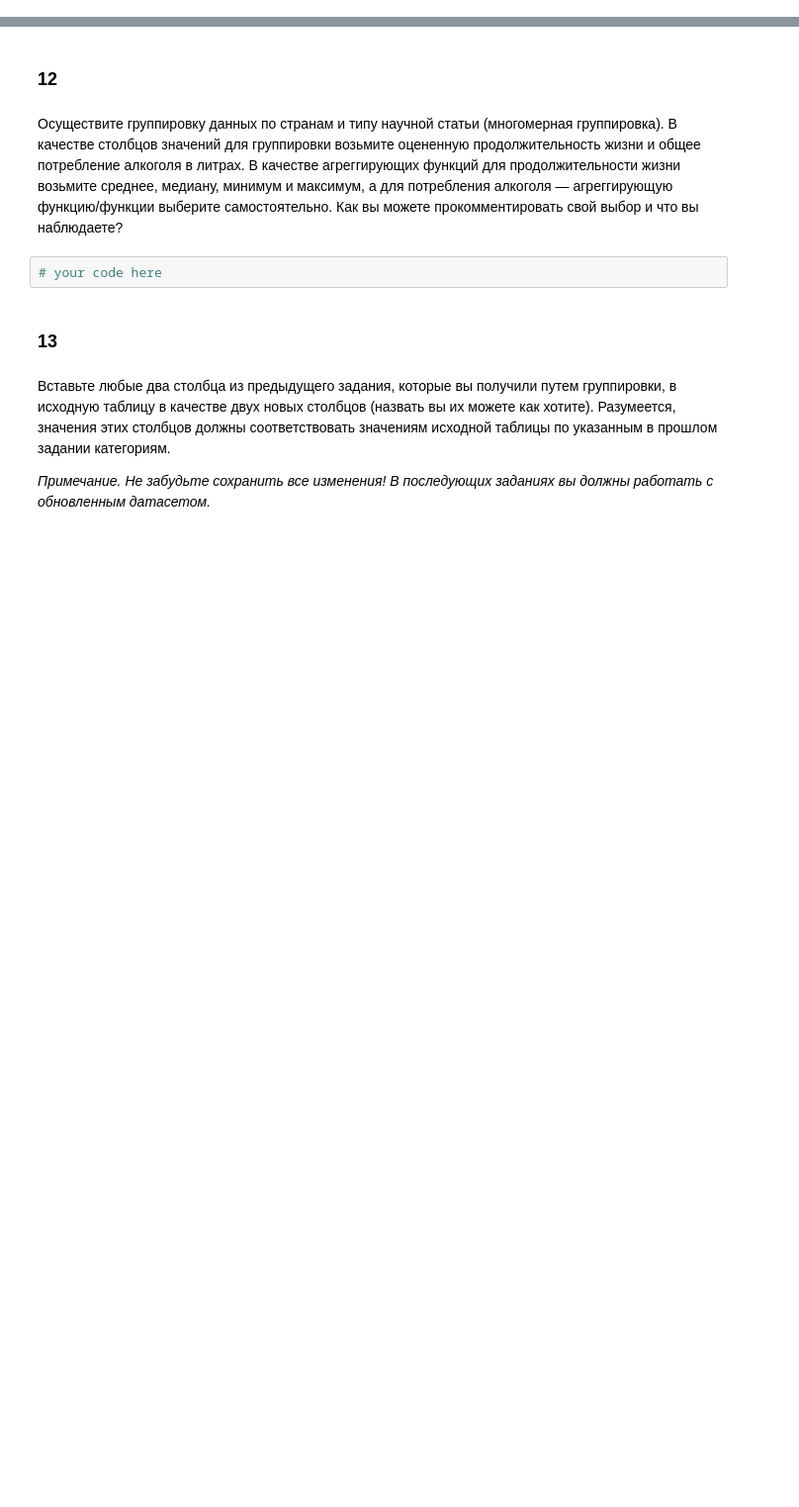
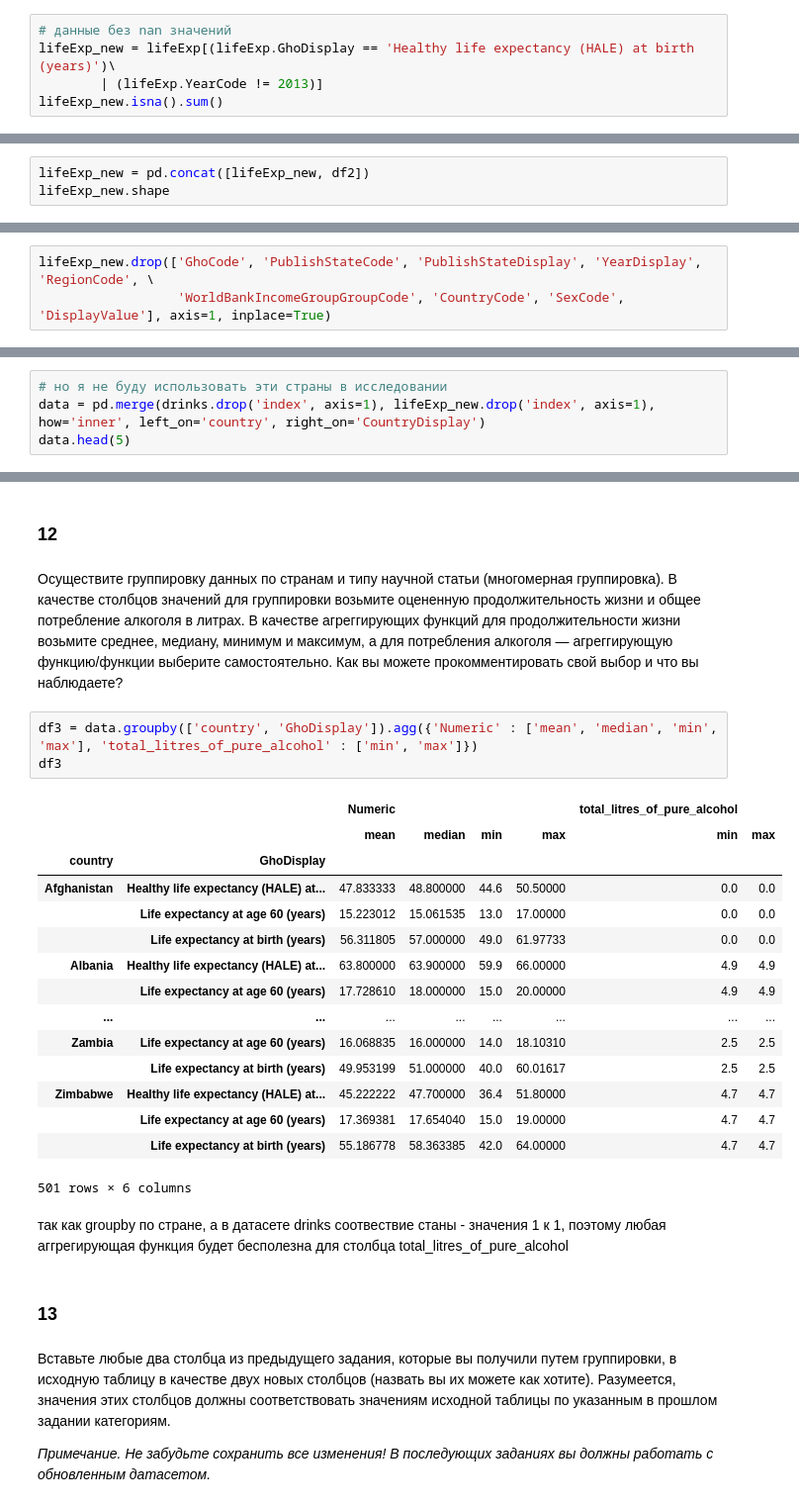
Before and after one commit to evslou/DS, a Jupyter notebook: MMDA&ML/HW 1 - Numpy. Pandas.ipynb, the cells around one changed output, grey strips where cells are left out. Shown at 99% size. Drawn from its saved outputs; the diff is of its cells as text; blank space fills up the shorter version.

```diff
--- a/MMDA&ML/HW 1 - Numpy. Pandas.ipynb
+++ b/MMDA&ML/HW 1 - Numpy. Pandas.ipynb
@@ -442,0 +644,5 @@ lifeExp
+# %%
+# данные без nan значений
+lifeExp_new = lifeExp[(lifeExp.GhoDisplay == 'Healthy life expectancy (HALE) at birth (years)')\
+        | (lifeExp.YearCode != 2013)]
+lifeExp_new.isna().sum()
@@ -442,0 +668,3 @@ lifeExp
+# %%
+lifeExp_new = pd.concat([lifeExp_new, df2])
+lifeExp_new.shape
@@ -450,0 +708,3 @@ lifeExp
+# %%
+lifeExp_new.drop(['GhoCode', 'PublishStateCode', 'PublishStateDisplay', 'YearDisplay', 'RegionCode', \
+                  'WorldBankIncomeGroupGroupCode', 'CountryCode', 'SexCode', 'DisplayValue'], axis=1, inplace=True)
@@ -468,0 +802,4 @@ lifeExp
+# %%
+# но я не буду использовать эти страны в исследовании
+data = pd.merge(drinks.drop('index', axis=1), lifeExp_new.drop('index', axis=1), how='inner', left_on='country', right_on='CountryDisplay')
+data.head(5)
@@ -470,8 +818,27 @@ lifeExp
 ### 12
 # %% [markdown]
 Осуществите группировку данных по странам и типу научной статьи (многомерная группировка). В качестве столбцов значений для группировки возьмите оцененную продолжительность жизни и общее потребление алкоголя в литрах. В качестве агреггирующих функций для продолжительности жизни возьмите среднее, медиану, минимум и максимум, а для потребления алкоголя — агреггирующую функцию/функции выберите самостоятельно. Как вы можете прокомментировать свой выбор и что вы наблюдаете?
-# %%
-# your code here
+# %%
+df3 = data.groupby(['country', 'GhoDisplay']).agg({'Numeric' : ['mean', 'median', 'min', 'max'], 'total_litres_of_pure_alcohol' : ['min', 'max']})
+df3
+# %% [output]
+|  |  | Numeric |  |  |  | total_litres_of_pure_alcohol |  |
+|  |  | mean | median | min | max | min | max |
+| country | GhoDisplay |  |  |  |  |  |  |
+| Afghanistan | Healthy life expectancy (HALE) at... | 47.833333 | 48.800000 | 44.6 | 50.50000 | 0.0 | 0.0 |
+|  | Life expectancy at age 60 (years) | 15.223012 | 15.061535 | 13.0 | 17.00000 | 0.0 | 0.0 |
+|  | Life expectancy at birth (years) | 56.311805 | 57.000000 | 49.0 | 61.97733 | 0.0 | 0.0 |
+| Albania | Healthy life expectancy (HALE) at... | 63.800000 | 63.900000 | 59.9 | 66.00000 | 4.9 | 4.9 |
+|  | Life expectancy at age 60 (years) | 17.728610 | 18.000000 | 15.0 | 20.00000 | 4.9 | 4.9 |
+| ... | ... | ... | ... | ... | ... | ... | ... |
+| Zambia | Life expectancy at age 60 (years) | 16.068835 | 16.000000 | 14.0 | 18.10310 | 2.5 | 2.5 |
+|  | Life expectancy at birth (years) | 49.953199 | 51.000000 | 40.0 | 60.01617 | 2.5 | 2.5 |
+| Zimbabwe | Healthy life expectancy (HALE) at... | 45.222222 | 47.700000 | 36.4 | 51.80000 | 4.7 | 4.7 |
+|  | Life expectancy at age 60 (years) | 17.369381 | 17.654040 | 15.0 | 19.00000 | 4.7 | 4.7 |
+|  | Life expectancy at birth (years) | 55.186778 | 58.363385 | 42.0 | 64.00000 | 4.7 | 4.7 |
+501 rows × 6 columns
+# %% [markdown]
+так как groupby по стране, а в датасете drinks соотвествие станы - значения 1 к 1, поэтому любая аггрегирующая функция будет бесполезна для столбца total_litres_of_pure_alcohol
 # %% [markdown]
 ### 13
 # %% [markdown]
```
Also changed, not shown: parts of 88 cells of this notebook.
